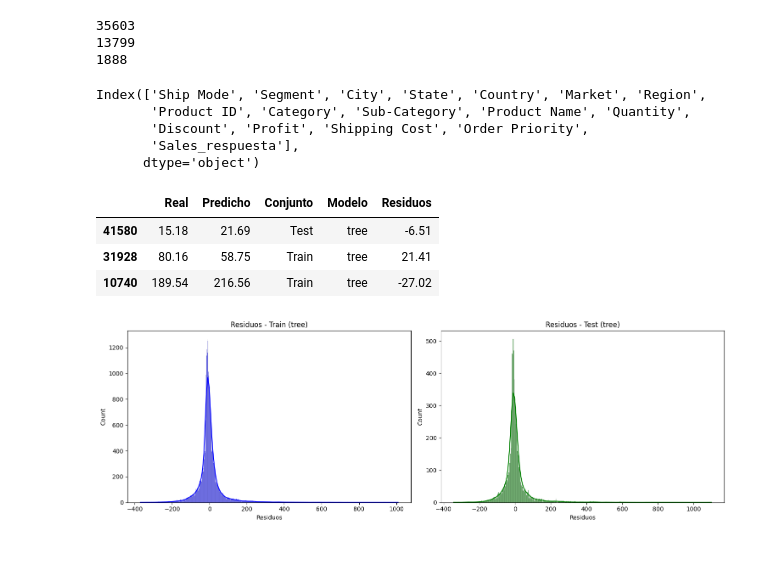
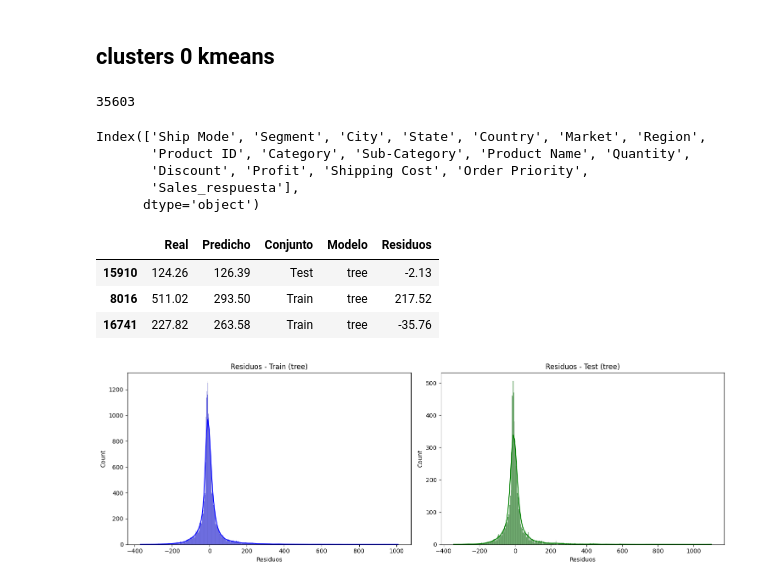
Before and after one commit to santiagorodriguez-dev/Proyecto9-Clustering, a Jupyter notebook: notebooks/02-modelo.-clusters-kmeans-0.ipynb, the cells around one changed output. Cells and saved outputs as stored; diff of their text form; code cells hidden in the pictures; blank space fills up the shorter version.

```diff
--- a/notebooks/02-modelo.ipynb
+++ b/notebooks/02-modelo.-clusters-kmeans-0.ipynb
@@ -1,3 +1,5 @@
+# %% [markdown]
+## clusters 0 kmeans
 # %%
 import pandas as pd
 import numpy as np
@@ -21,18 +23,12 @@ from src import soporte_ajuste as sa
 df = pd.read_csv('../data/Global_Superstore_clustering.csv', encoding='ISO-8859-1', index_col=0)
 df.head(2)
 
-df1 = df[df["clusters_kmeans"] == 0]
-print(df1.shape[0])
-df2 = df[df["clusters_kmeans"] == 1]
-print(df2.shape[0])
-df3 = df[df["clusters_kmeans"] == 2]
-print(df3.shape[0])
-df1 = df1.drop(columns=["clusters_kmeans","clusters_agglomerative"])
-df1.columns
+df = df[df["clusters_kmeans"] == 0]
+print(df.shape[0])
+df = df.drop(columns=["clusters_kmeans","clusters_agglomerative"])
+df.columns
 # %% [output]
 35603
-13799
-1888
 Index(['Ship Mode', 'Segment', 'City', 'State', 'Country', 'Market', 'Region',
        'Product ID', 'Category', 'Sub-Category', 'Product Name', 'Quantity',
        'Discount', 'Profit', 'Shipping Cost', 'Order Priority',
@@ -40,26 +36,26 @@ Index(['Ship Mode', 'Segment', 'City', 'State', 'Country', 'Market', 'Region',
       dtype='object')
 # %%
 # instanciamos la clase de regresión lineal
-analisis = sa.AnalisisModelosRegresion(dataframe=df1, variable_dependiente='Sales_respuesta')
+analisis = sa.AnalisisModelosRegresion(dataframe=df, variable_dependiente='Sales_respuesta')
 
 params_arbol = {
     'max_depth': [3, 5, 7, 10],
     'min_samples_split': [10, 50, 100, 200],
     'min_samples_leaf': [10, 50, 100, 200],
     'max_leaf_nodes': [4, 6, 8, 10, 20, 30]
 }
 
 # llamamos a la función para ajustar el modelo
 analisis.ajustar_modelo(modelo='tree', param_grid=params_arbol, scoring="neg_mean_squared_error")
 
 # llamamos al metodo para obtener los resultaods de las predicciones
 df_resultados = analisis.obtener_resultados()
 df_resultados.sample(3)
 # %% [output]
 |  | Real | Predicho | Conjunto | Modelo | Residuos |
-| 41580 | 15.18 | 21.69 | Test | tree | -6.51 |
-| 31928 | 80.16 | 58.75 | Train | tree | 21.41 |
-| 10740 | 189.54 | 216.56 | Train | tree | -27.02 |
+| 15910 | 124.26 | 126.39 | Test | tree | -2.13 |
+| 8016 | 511.02 | 293.50 | Train | tree | 217.52 |
+| 16741 | 227.82 | 263.58 | Train | tree | -35.76 |
 # %%
 analisis.plot_residuos("tree")
 # %% [output]
```
Also changed, not shown: parts of 10 cells of this notebook, 2 other files.
